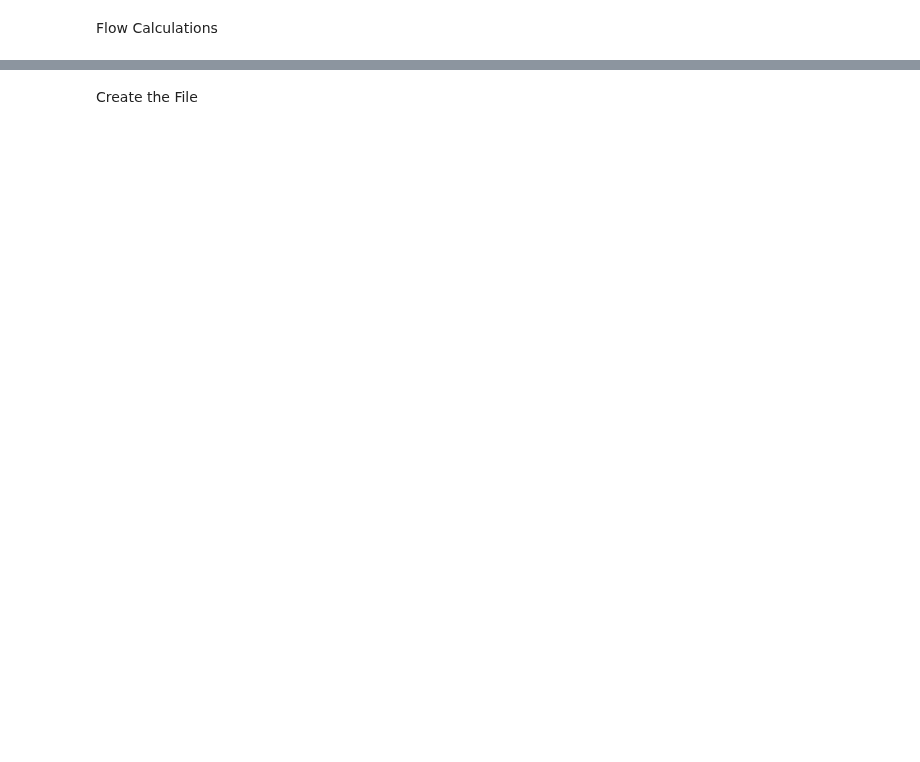
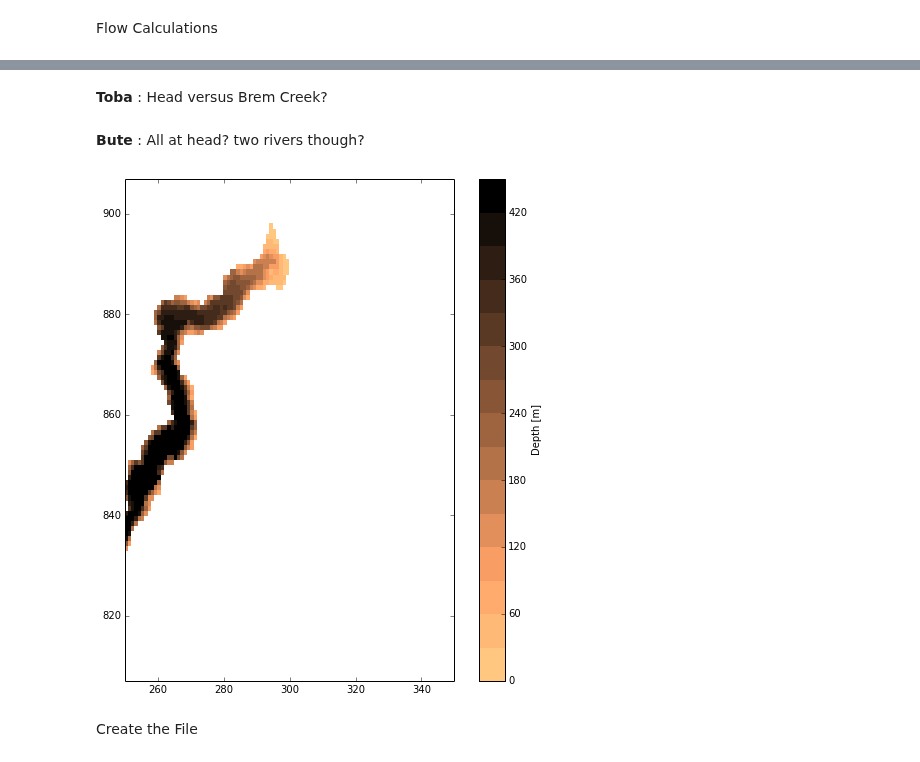
Before and after one commit to SalishSeaCast/tools, a Jupyter notebook: I_ForcingFiles/AddRivers.ipynb, the cells around one changed output, grey strips where cells are left out. Drawn from its saved outputs; the diff is of its cells as text; code cells hidden in the pictures; blank space fills up the shorter version.

```diff
--- a/I_ForcingFiles/AddRivers.ipynb
+++ b/I_ForcingFiles/AddRivers.ipynb
@@ -103,0 +148,2 @@ run_depth[istart:istart+di,jstart:jstart+dj] = depth_of_flux
+# %% [markdown]
+**Toba** : Head versus Brem Creek?
@@ -103,0 +160,7 @@ run_depth[istart:istart+di,jstart:jstart+dj] = depth_of_flux
+# %% [markdown]
+**Bute** : All at head?  two rivers though?
+# %%
+fig = bathy_tools.plot_colourmesh_zoom(
+    fB, (300,857), half_width=50)
+# %% [output]
+[figure, added]
```
Also changed, not shown: parts of 29 cells of this notebook.
